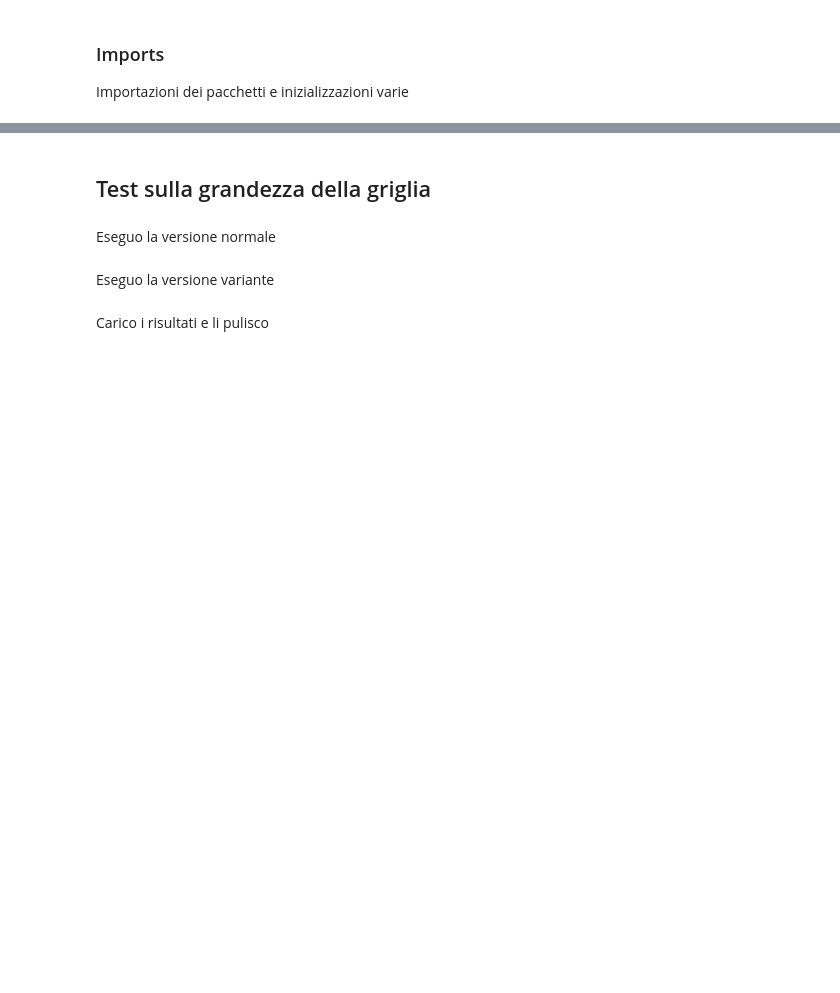
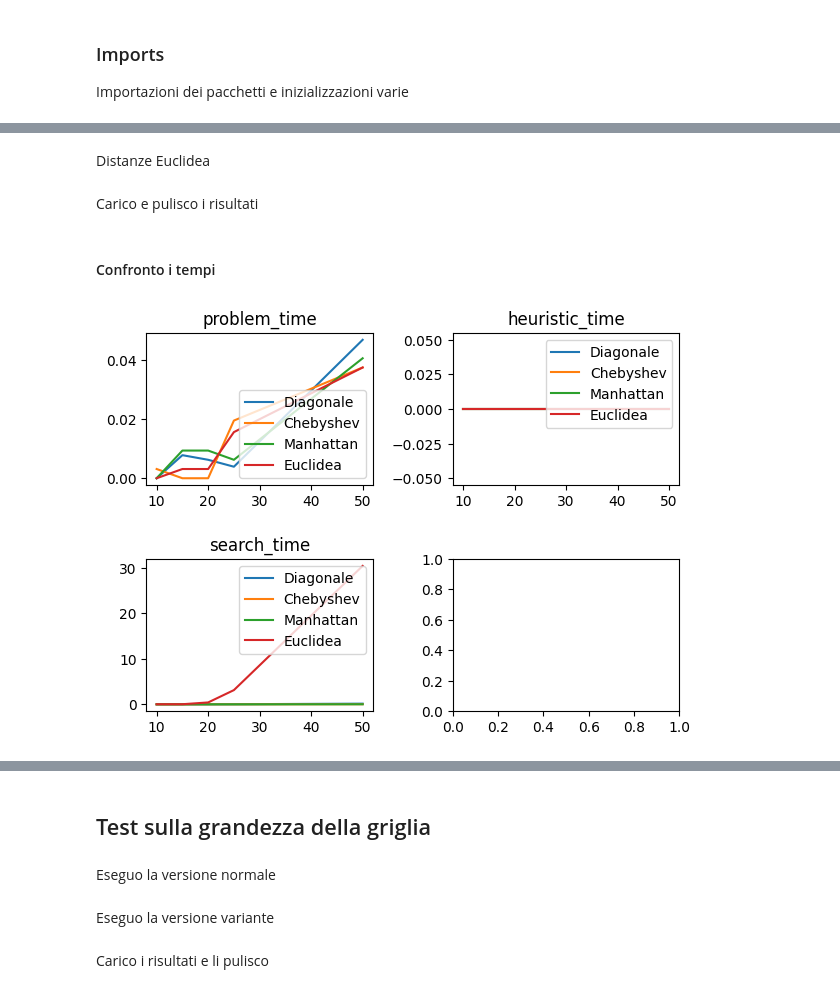
Before and after one commit to nikbet98/ProgettoAlgoritmi, a Jupyter notebook: test.ipynb, the cells around one changed output, grey strips where cells are left out. Cells and saved outputs as stored; diff of their text form; code cells hidden in the pictures; blank space fills up the shorter version.

```diff
--- a/test.ipynb
+++ b/test.ipynb
@@ -18,0 +36,2 @@ import pandas as pd
+# %% [markdown]
+Distanze Euclidea
@@ -18,0 +41,54 @@ import pandas as pd
+# %% [markdown]
+Carico e pulisco i risultati
+# %%
+# Distanza diagonale
+df_h1 = pd.read_csv("benchmarks\output_csv\output_exp_0_h1.csv")
+df_h1 = df_h1.dropna()
+df_h1 = df_h1.groupby(['rows']).mean()
+
+# Distanza di Chebyshev
+df_h2 = pd.read_csv("benchmarks\output_csv\output_exp_0_h2.csv")
+df_h2 = df_h2.dropna()
+df_h2 = df_h2.groupby(['rows']).mean()
+
+# Distanza di Manhattan
+df_h3 = pd.read_csv("benchmarks\output_csv\output_exp_0_h3.csv")
+df_h3 = df_h3.dropna()
+df_h3 = df_h3.groupby(['rows']).mean()
+
+# Distanza Euclidea
+df_h4 = pd.read_csv("benchmarks\output_csv\output_exp_0_h4.csv")
+df_h4 = df_h4.dropna()
+df_h4 = df_h4.groupby(['rows']).mean()
+# %% [markdown]
+#### Confronto i tempi
+# %%
+fig, axs = plt.subplots(2,2)
+
+# problem_time
+axs[0,0].plot(df_h1["problem_time"])
+axs[0,0].plot(df_h2["problem_time"])
+axs[0,0].plot(df_h3["problem_time"])
+axs[0,0].plot(df_h4["problem_time"])
+axs[0,0].set_title("problem_time")
+axs[0,0].legend(["Diagonale","Chebyshev","Manhattan","Euclidea"])
+
+# heuristic_time
+axs[0,1].plot(df_h1["heuristic_time"])
+axs[0,1].plot(df_h2["heuristic_time"])
+axs[0,1].plot(df_h3["heuristic_time"])
+axs[0,1].plot(df_h4["heuristic_time"])
+axs[0,1].set_title("heuristic_time")
+axs[0,1].legend(["Diagonale","Chebyshev","Manhattan","Euclidea"])
+
+# search_time
+axs[1,0].plot(df_h1["search_time"])
+axs[1,0].plot(df_h2["search_time"])
+axs[1,0].plot(df_h3["search_time"])
+axs[1,0].plot(df_h4["search_time"])
+axs[1,0].set_title("search_time")
+axs[1,0].legend(["Diagonale","Chebyshev","Manhattan","Euclidea"])
+
+fig.tight_layout(pad=2)
+# %% [output]
+[figure, added]
```
Also changed, not shown: parts of 10 cells of this notebook, 1 other file.
